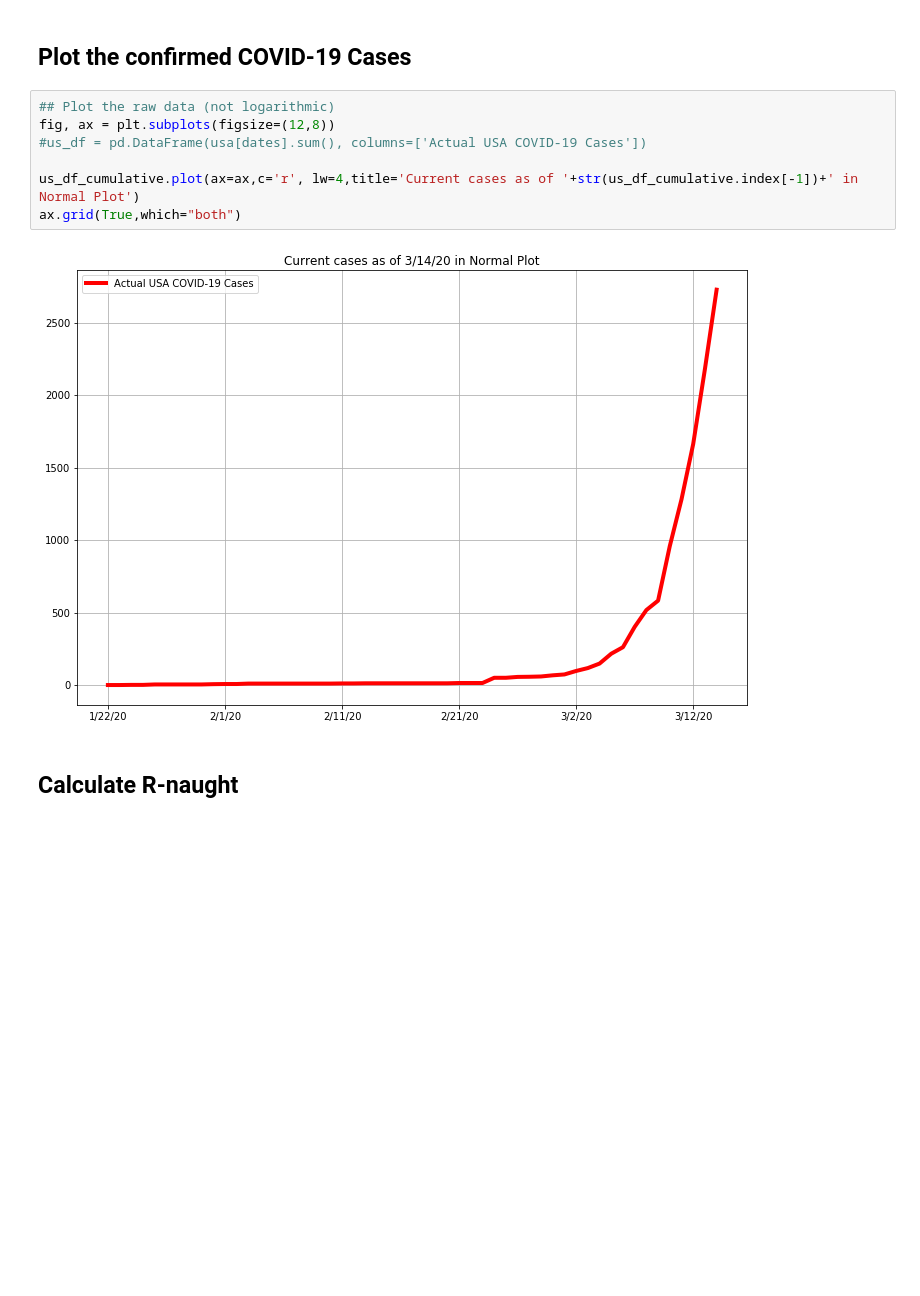
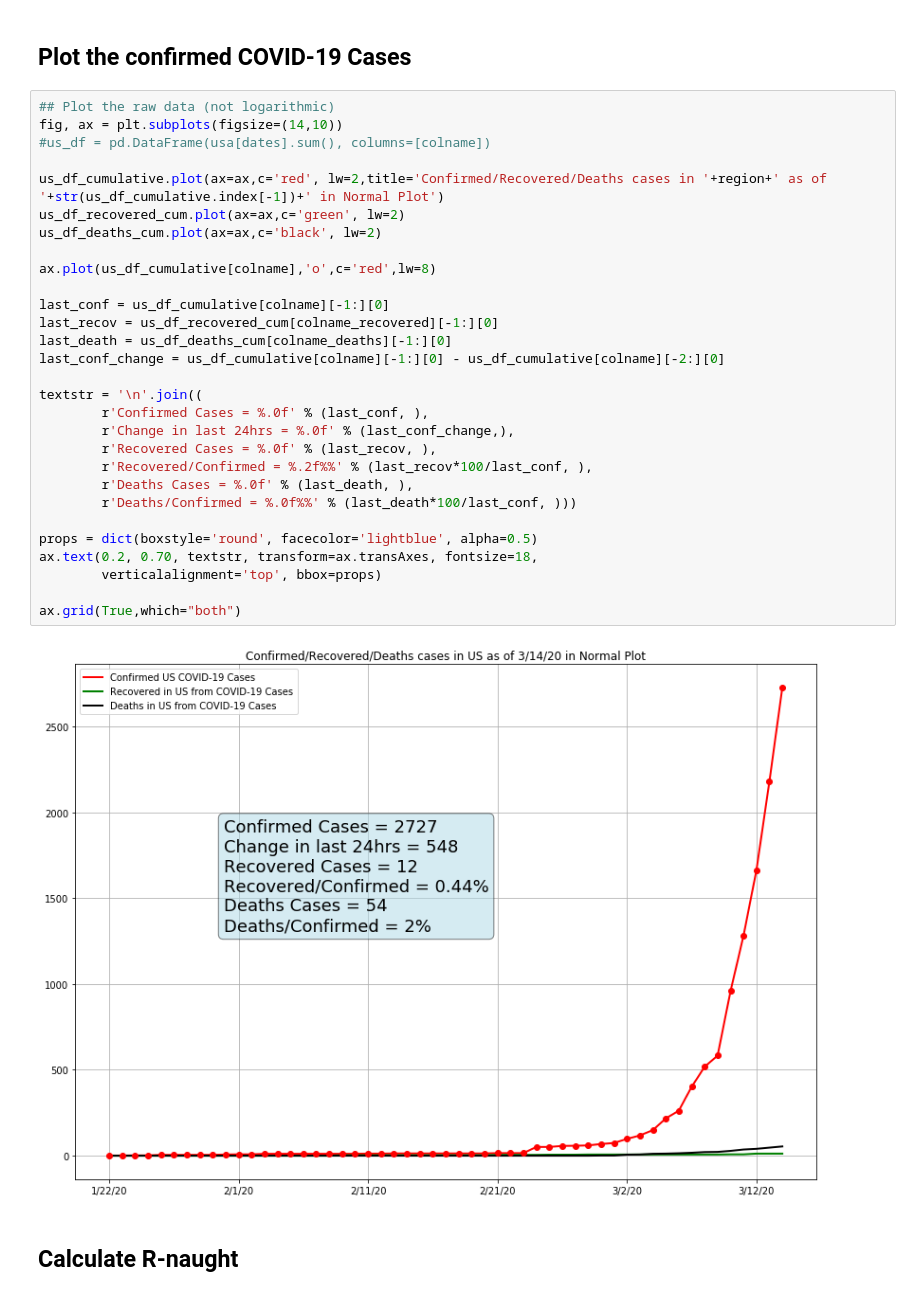
Before and after one commit to sabawi/COVID-19-R-NAUGHT, a Jupyter notebook: covid-19-r-naught.ipynb, the cells around one changed output. Saved outputs shown, nothing was run; the diff lists cells and outputs as text; blank space fills up the shorter version.

Commit message:
Add recovery and death rates and improve plots

```diff
--- a/covid-19-r-naught.ipynb
+++ b/covid-19-r-naught.ipynb
@@ -39,15 +54,37 @@ us_df_cumulative = pd.DataFrame(usa[dates].sum(), columns=['Actual USA COVID-19
 #print(us_df_cumulative[-1:])
 # %% [markdown]
 ## Plot the confirmed COVID-19 Cases
-# %%
-## Plot the raw data (not logarithmic)
-fig, ax = plt.subplots(figsize=(12,8))
-#us_df = pd.DataFrame(usa[dates].sum(), columns=['Actual USA COVID-19 Cases'])
-
-us_df_cumulative.plot(ax=ax,c='r', lw=4,title='Current cases as of '+str(us_df_cumulative.index[-1])+' in Normal Plot')
-ax.grid(True,which="both")
-# %% [output]
-[figure, removed]
+# %%
+## Plot the raw data (not logarithmic)
+fig, ax = plt.subplots(figsize=(14,10))
+#us_df = pd.DataFrame(usa[dates].sum(), columns=[colname])
+
+us_df_cumulative.plot(ax=ax,c='red', lw=2,title='Confirmed/Recovered/Deaths cases in '+region+' as of '+str(us_df_cumulative.index[-1])+' in Normal Plot')
+us_df_recovered_cum.plot(ax=ax,c='green', lw=2)
+us_df_deaths_cum.plot(ax=ax,c='black', lw=2)
+
+ax.plot(us_df_cumulative[colname],'o',c='red',lw=8)
+
+last_conf = us_df_cumulative[colname][-1:][0]
+last_recov = us_df_recovered_cum[colname_recovered][-1:][0]
+last_death = us_df_deaths_cum[colname_deaths][-1:][0]
+last_conf_change = us_df_cumulative[colname][-1:][0] - us_df_cumulative[colname][-2:][0]
+
+textstr = '\n'.join((
+        r'Confirmed Cases = %.0f' % (last_conf, ),
+        r'Change in last 24hrs = %.0f' % (last_conf_change,),
+        r'Recovered Cases = %.0f' % (last_recov, ),
+        r'Recovered/Confirmed = %.2f%%' % (last_recov*100/last_conf, ),
+        r'Deaths Cases = %.0f' % (last_death, ),
+        r'Deaths/Confirmed = %.0f%%' % (last_death*100/last_conf, )))
+
+props = dict(boxstyle='round', facecolor='lightblue', alpha=0.5)
+ax.text(0.2, 0.70, textstr, transform=ax.transAxes, fontsize=18,
+        verticalalignment='top', bbox=props)
+
+ax.grid(True,which="both")
+# %% [output]
+[figure, added]
 # %% [markdown]
 ## Calculate R-naught
 # %% [markdown]
```
Also changed, not shown: parts of 6 cells of this notebook.
